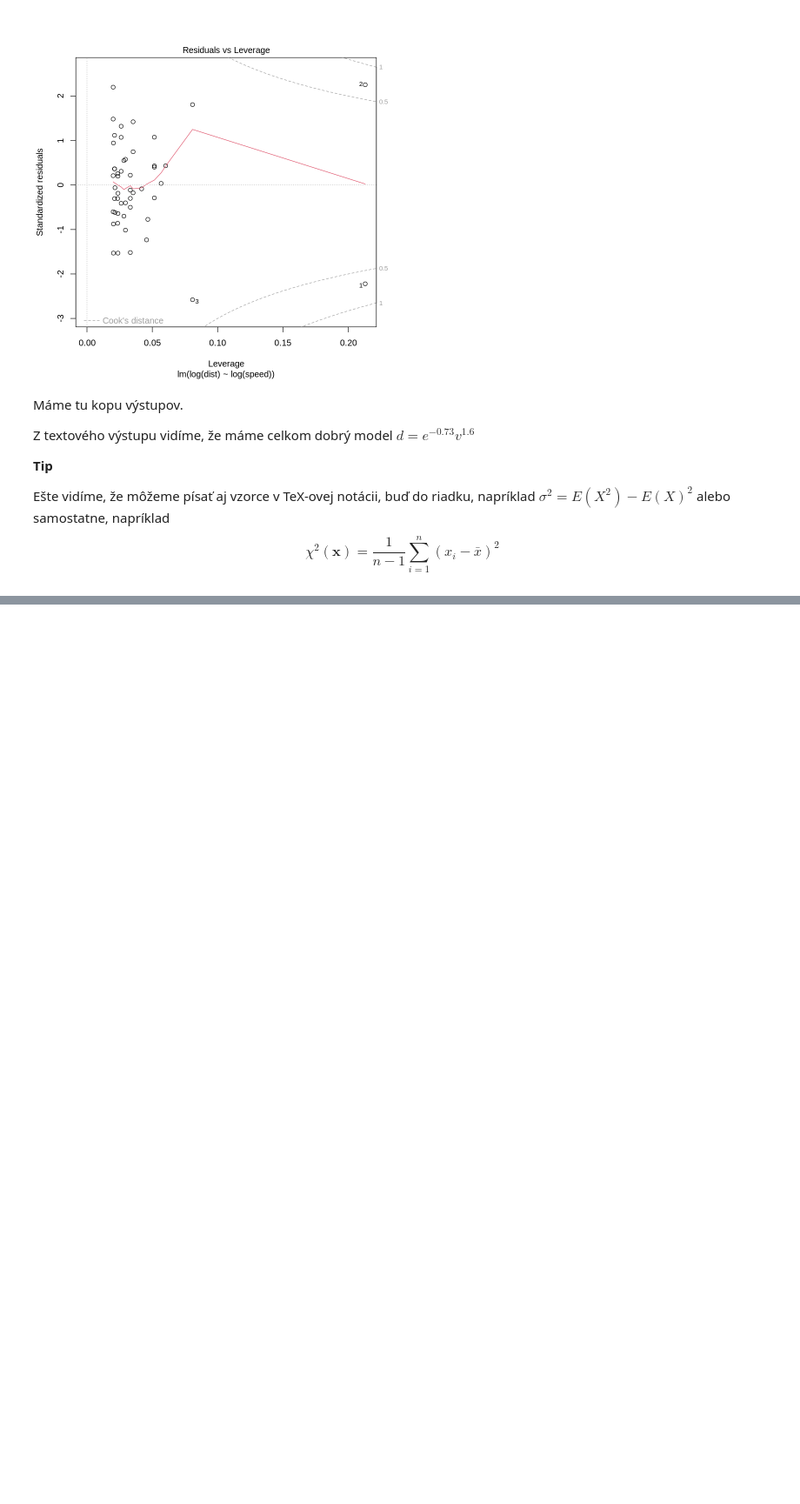
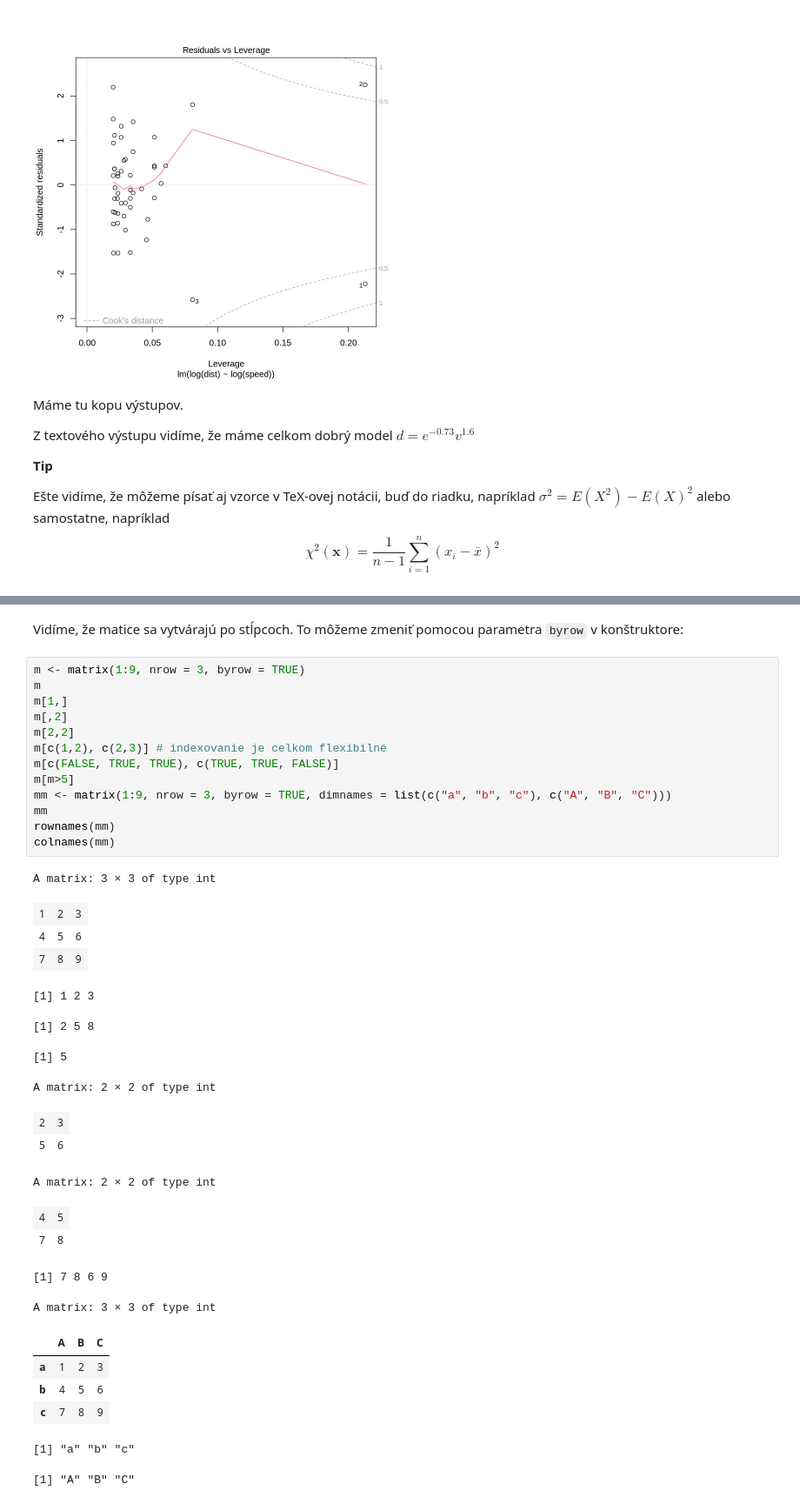
Before and after one commit to PKvasnick/AdamOnda, a Jupyter notebook: Adam_2023_07_03.ipynb, the cells around one changed output, grey strips where cells are left out. Shown at 87% size. Drawn from its saved outputs; the diff is of its cells as text; blank space fills up the shorter version.

Commit message:
pridane matice

```diff
--- a/Adam_2023_07_03.ipynb
+++ b/Adam_2023_07_03.ipynb
@@ -174,0 +406,37 @@ $$
+# %% [markdown]
+Vidíme, že matice sa vytvárajú po stĺpcoch. To môžeme zmeniť pomocou parametra `byrow` v konštruktore:
+# %%
+m <- matrix(1:9, nrow = 3, byrow = TRUE)
+m
+m[1,]
+m[,2]
+m[2,2]
+m[c(1,2), c(2,3)] # indexovanie je celkom flexibilné
+m[c(FALSE, TRUE, TRUE), c(TRUE, TRUE, FALSE)]
+m[m>5]
+mm <- matrix(1:9, nrow = 3, byrow = TRUE, dimnames = list(c("a", "b", "c"), c("A", "B", "C")))
+mm
+rownames(mm)
+colnames(mm)
+# %% [output]
+A matrix: 3 × 3 of type int
+| 1 | 2 | 3 |
+| 4 | 5 | 6 |
+| 7 | 8 | 9 |
+[1] 1 2 3
+[1] 2 5 8
+[1] 5
+A matrix: 2 × 2 of type int
+| 2 | 3 |
+| 5 | 6 |
+A matrix: 2 × 2 of type int
+| 4 | 5 |
+| 7 | 8 |
+[1] 7 8 6 9
+A matrix: 3 × 3 of type int
+|  | A | B | C |
+| a | 1 | 2 | 3 |
+| b | 4 | 5 | 6 |
+| c | 7 | 8 | 9 |
+[1] "a" "b" "c"
+[1] "A" "B" "C"
```
Also changed, not shown: parts of 33 cells of this notebook.
